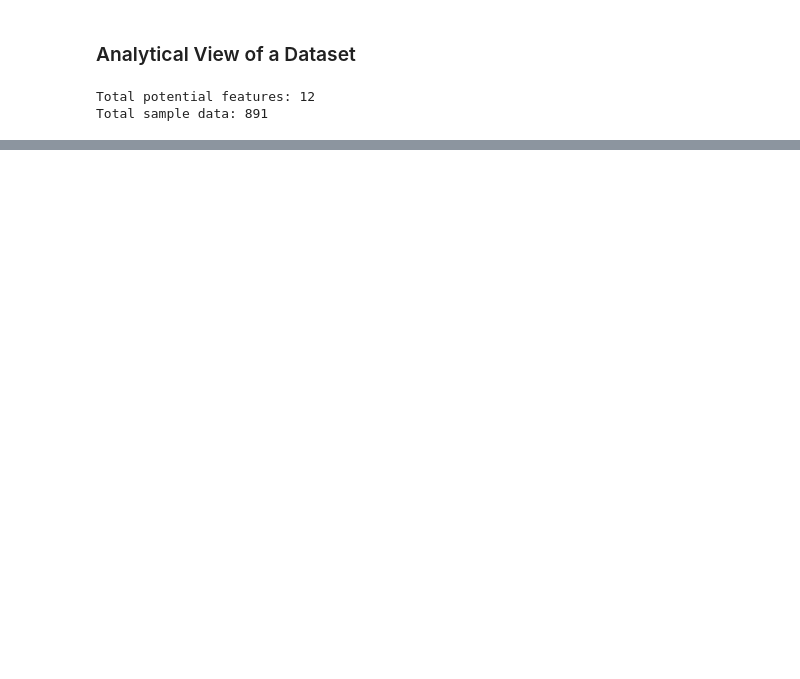
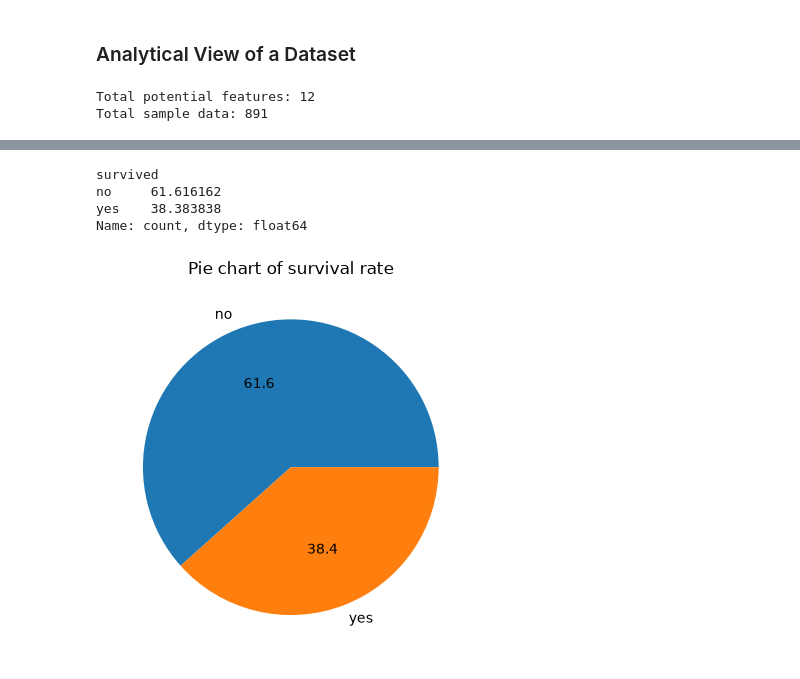
Before and after one commit to nazmul-gub/ai-ml-course, a Jupyter notebook: Machine Learning/EDA/eda.ipynb, the cells around one changed output, grey strips where cells are left out. Cells and saved outputs as stored; diff of their text form; code cells hidden in the pictures; blank space fills up the shorter version.

```diff
--- a/Machine Learning/EDA/eda.ipynb
+++ b/Machine Learning/EDA/eda.ipynb
@@ -26,0 +123,17 @@ Total sample data: 891
+# %%
+(df["survived"].value_counts() / len(df)) * 100
+# %% [output]
+survived
+no     61.616162
+yes    38.383838
+Name: count, dtype: float64
+# %%
+survive_count = df["survived"].value_counts()
+
+survive_label = df["survived"].unique()
+
+plt.pie(survive_count, labels=survive_label, autopct="%1.1f")
+plt.title('Pie chart of survival rate')
+plt.show()
+# %% [output]
+[figure, added]
```
Also changed, not shown: parts of 43 cells of this notebook, 2 other files.
